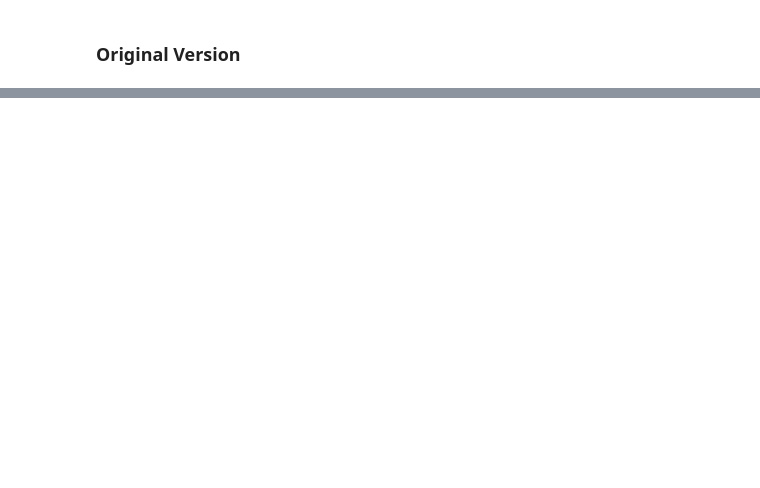
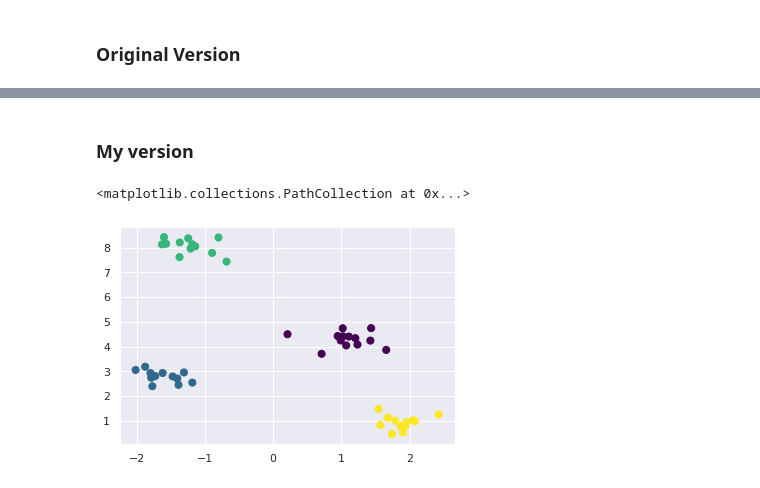
Before and after one commit to ManukyanErik/Implements, a Jupyter notebook: results.ipynb, the cells around one changed output, grey strips where cells are left out. Saved outputs shown, nothing was run; the diff lists cells and outputs as text; code cells hidden in the pictures; blank space fills up the shorter version.

```diff
--- a/results.ipynb
+++ b/results.ipynb
@@ -281,0 +324,16 @@ plt.scatter(centers[:, 0], centers[:, 1], c='black', s=100, alpha=0.9);
+# %% [markdown]
+### My version
+# %%
+from Hierarchical import AgglomerativeClustering
+
+agg_clustering = AgglomerativeClustering(n_clusters=2, threshold=2)
+clusters = agg_clustering.fit_predict(X)
+
+c = np.zeros(len(X))
+for i in range(len(clusters)):
+    c[clusters[i]] = i
+
+plt.scatter(X[:, 0], X[:, 1], c=c, s=50, cmap='viridis')
+# %% [output]
+<matplotlib.collections.PathCollection at 0x...>
+[figure, added]
```
Also changed, not shown: parts of 23 cells of this notebook, 1 other file.
